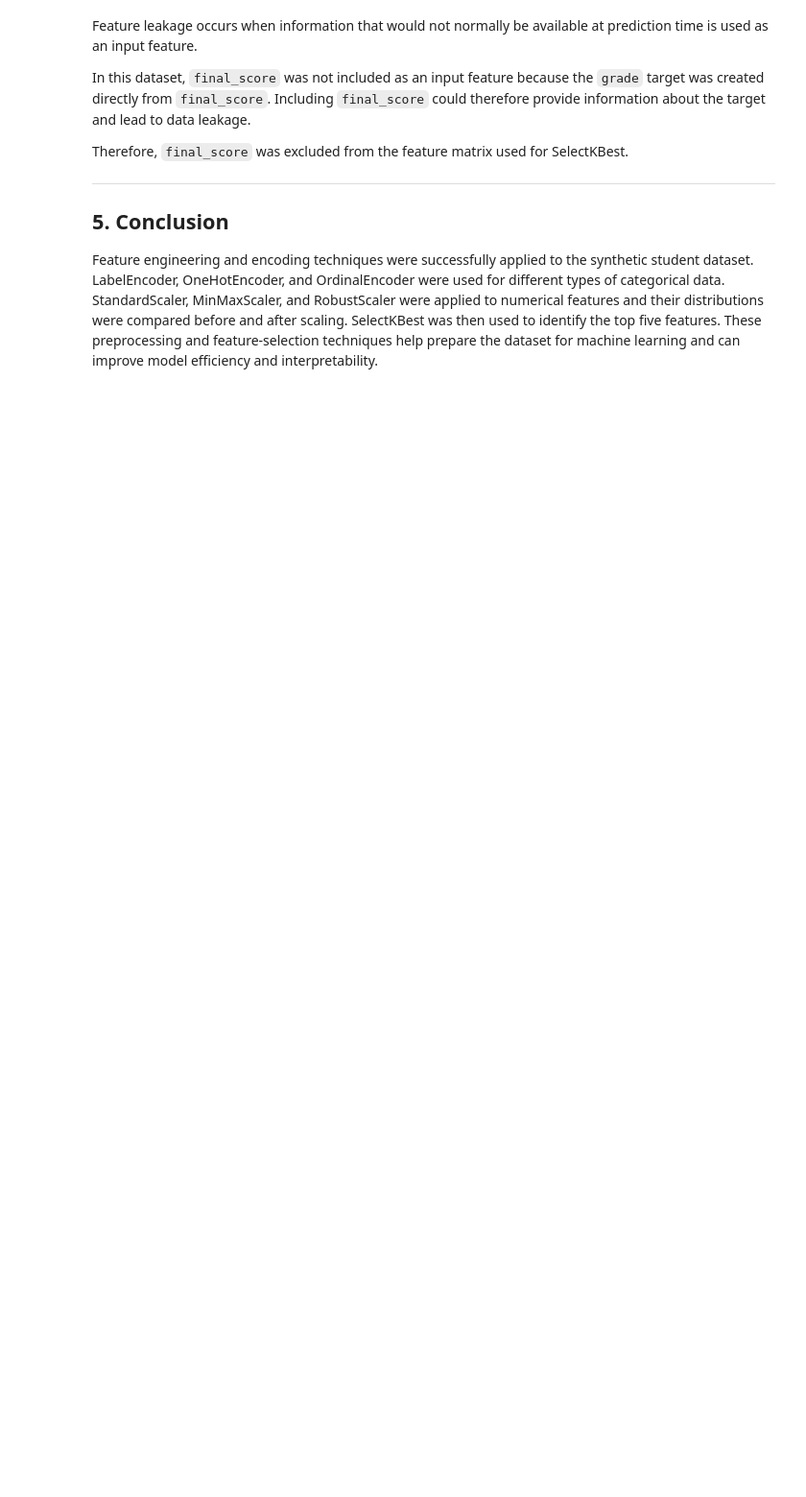
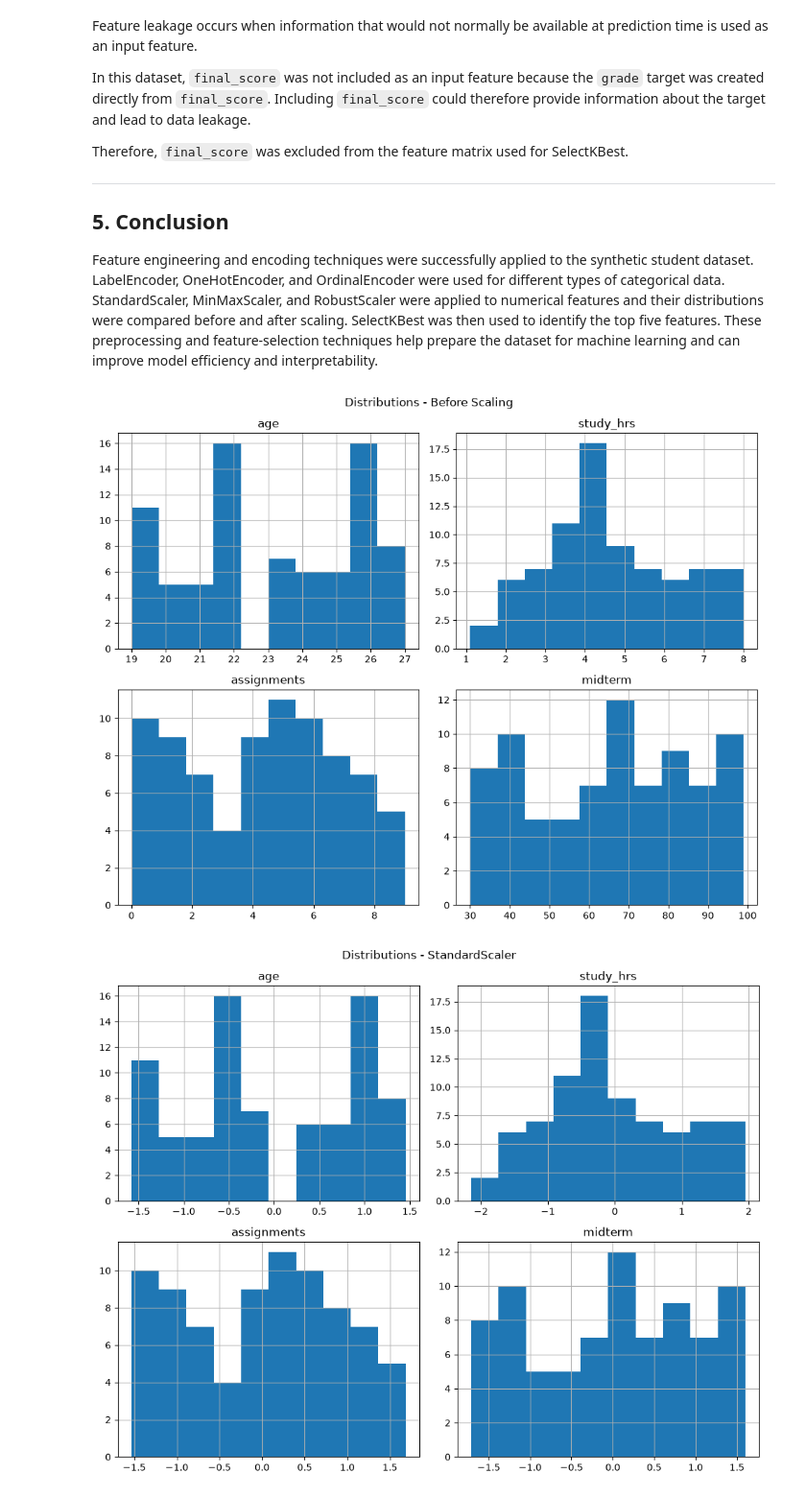
Before and after one commit to Data-Centric-AI-Community/fg-data-profiling, a Jupyter notebook: Feature_Engineering.ipynb, the cells around one changed output. Shown at 96% size. Drawn from its saved outputs; the diff is of its cells as text; code cells hidden in the pictures; blank space fills up the shorter version.

Commit message:
feat: add scaling comparison plots

```diff
--- a/Feature_Engineering.ipynb
+++ b/Feature_Engineering.ipynb
@@ -501,3 +501,22 @@ compared before and after scaling. SelectKBest was then used to identify the top
 five features. These preprocessing and feature-selection techniques help prepare
 the dataset for machine learning and can improve model efficiency and
 interpretability.
+# %%
+# Scaling Comparison: Before and After
+
+scaled_data = {
+    "Before Scaling": df[numerical_features],
+    "StandardScaler": df_standard[numerical_features],
+    "MinMaxScaler": df_minmax[numerical_features],
+    "RobustScaler": df_robust[numerical_features]
+}
+
+for name, data in scaled_data.items():
+    data.hist(figsize=(10, 8), bins=10)
+
+    plt.suptitle(f"Distributions - {name}")
+    plt.tight_layout()
+    plt.show()
+# %% [output]
+[figure, added]
+[figure, added]
```
Also changed, not shown: parts of 1 cell of this notebook.
